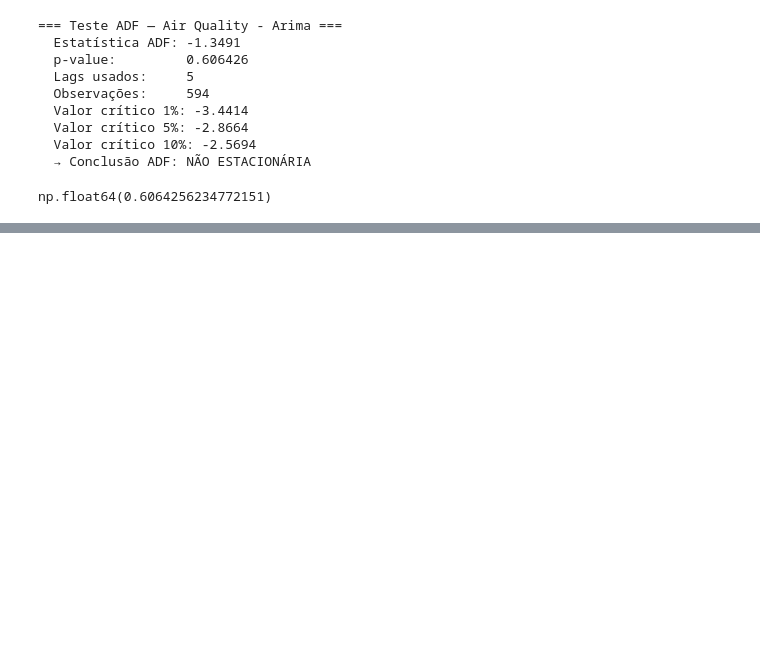
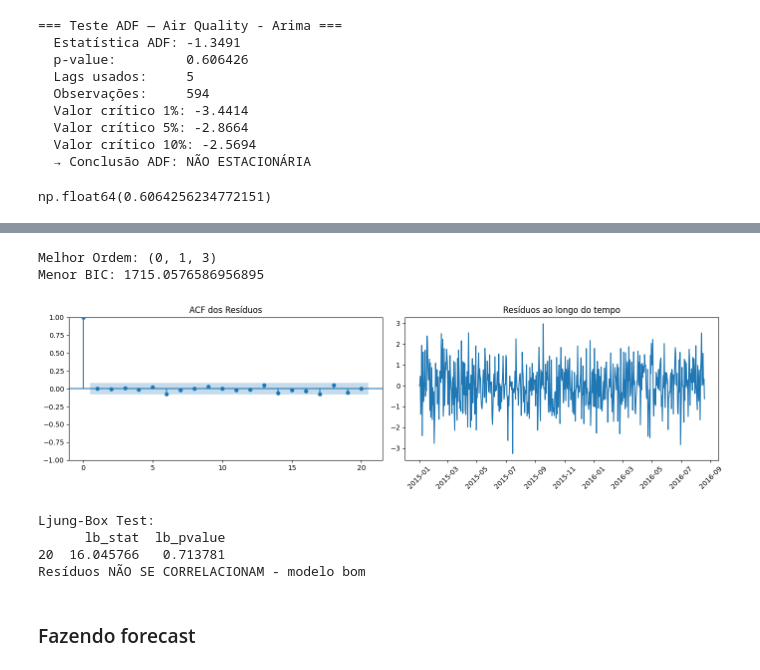
Before and after one commit to Gueguelas/series-temporais, a Jupyter notebook: notebook.ipynb, the cells around one changed output, grey strips where cells are left out. Drawn from its saved outputs; the diff is of its cells as text; code cells hidden in the pictures; blank space fills up the shorter version.

```diff
--- a/notebook.ipynb
+++ b/notebook.ipynb
@@ -927,0 +946,42 @@ np.float64(0.6064256234772151)
+# %%
+import warnings
+warnings.filterwarnings("ignore")
+from statsmodels.tsa.arima.model import ARIMA
+def pipeline_arima(serie, h=3, p=5, d=3, q=5):
+    # --- PASSO 5: MELHOR MODELO ---
+    # Variáveis para guardar o melhor resultado
+    melhor_bic = float("inf")
+    melhor_ordem = None
+    train = serie[:-h]
+
+
+    for p in range(3):
+        for d in range(3):
+            for q in range(4):
+                if p == 0 and d == 0 and q == 0:
+                    continue
+
+                modelo = ARIMA(train, order=(p, d, q)).fit()
+                bic_atual = modelo.bic
+
+                if bic_atual < melhor_bic:
+                    melhor_bic = bic_atual
+                    melhor_ordem = (p, d, q)
+    print(f"Melhor Ordem: {melhor_ordem}")
+    print(f"Menor BIC: {melhor_bic}")
+    return melhor_ordem, melhor_bic, modelo
+# %%
+melhor_ordem, melhor_bic, modelo_arima = pipeline_arima(serie_arima)
+# %% [output]
+Melhor Ordem: (0, 1, 3)
+Menor BIC: 1715.0576586956895
+# %%
+residual_diagnostics(modelo_arima)
+# %% [output]
+[figure, added]
+Ljung-Box Test:
+      lb_stat  lb_pvalue
+20  16.045766   0.713781
+Resíduos NÃO SE CORRELACIONAM - modelo bom
+# %% [markdown]
+### Fazendo forecast
```
Also changed, not shown: parts of 9 cells of this notebook.
